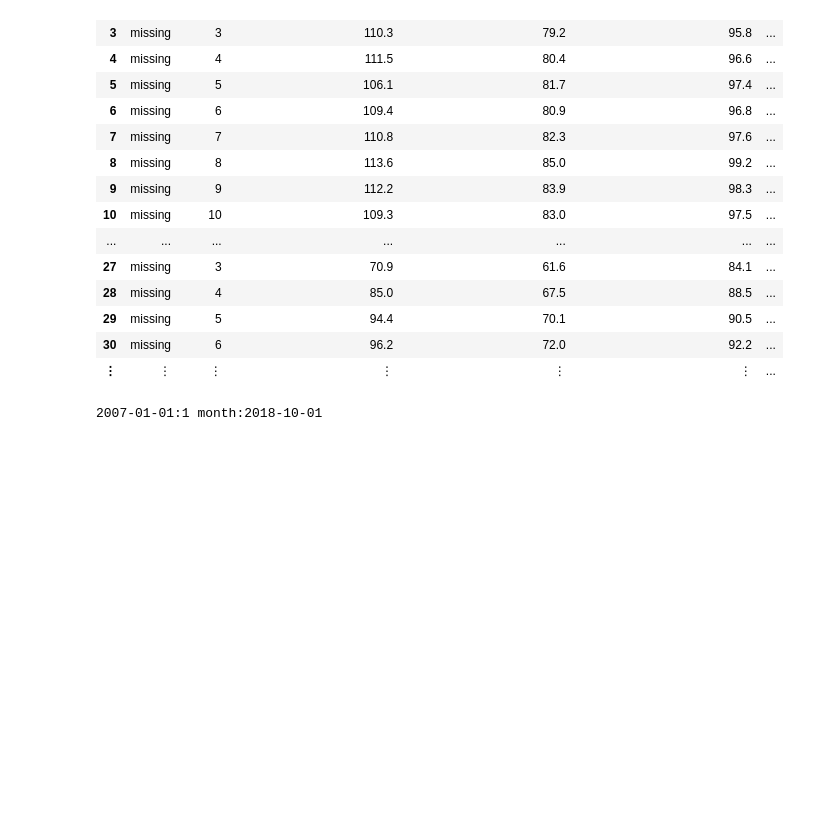
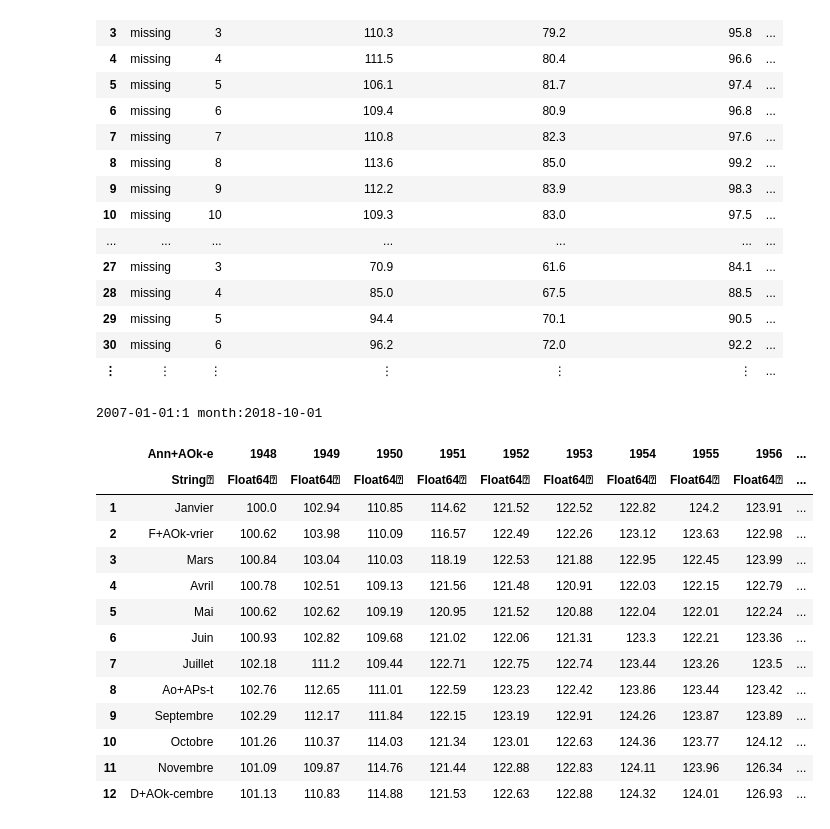
Before and after one commit to tarikgit/julia-lux, a Jupyter notebook: 01-Plotting.ipynb, the cells around one changed output. Cells and saved outputs as stored; diff of their text form; code cells hidden in the pictures; blank space fills up the shorter version.

```diff
--- a/01-Plotting.ipynb
+++ b/01-Plotting.ipynb
@@ -420,3 +420,23 @@ Plots.plot(dr_ecoconfidence, [data_ecoconfidence[3] data_ecoconfidence[4] data_e
 # %%
 using Plots
 Plots.plot(dr_ecoconfidence, [data_ecoconfidence[3] data_ecoconfidence[4] data_ecoconfidence[5] data_ecoconfidence[6] data_ecoconfidence[7] data_ecoconfidence[8]], title = "Economic confidence index (Turkey)", label = "")
+# %%
+# E5100 Indices mensuels et annuels (IPCN Base 100 au 1.1.1948) 1948 - 2018
+# STATEC
+using CSV
+data_inflation = CSV.read("/Users/tarikz/Documents/GitHub/julia-lux/data/e5100.csv", datarow = 2, delim = ',')
+# %% [output]
+|  | Ann+AOk-e | 1948 | 1949 | 1950 | 1951 | 1952 | 1953 | 1954 | 1955 | 1956 | ... |
+|  | String⍰ | Float64⍰ | Float64⍰ | Float64⍰ | Float64⍰ | Float64⍰ | Float64⍰ | Float64⍰ | Float64⍰ | Float64⍰ | ... |
+| 1 | Janvier | 100.0 | 102.94 | 110.85 | 114.62 | 121.52 | 122.52 | 122.82 | 124.2 | 123.91 | ... |
+| 2 | F+AOk-vrier | 100.62 | 103.98 | 110.09 | 116.57 | 122.49 | 122.26 | 123.12 | 123.63 | 122.98 | ... |
+| 3 | Mars | 100.84 | 103.04 | 110.03 | 118.19 | 122.53 | 121.88 | 122.95 | 122.45 | 123.99 | ... |
+| 4 | Avril | 100.78 | 102.51 | 109.13 | 121.56 | 121.48 | 120.91 | 122.03 | 122.15 | 122.79 | ... |
+| 5 | Mai | 100.62 | 102.62 | 109.19 | 120.95 | 121.52 | 120.88 | 122.04 | 122.01 | 122.24 | ... |
+| 6 | Juin | 100.93 | 102.82 | 109.68 | 121.02 | 122.06 | 121.31 | 123.3 | 122.21 | 123.36 | ... |
+| 7 | Juillet | 102.18 | 111.2 | 109.44 | 122.71 | 122.75 | 122.74 | 123.44 | 123.26 | 123.5 | ... |
+| 8 | Ao+APs-t | 102.76 | 112.65 | 111.01 | 122.59 | 123.23 | 122.42 | 123.86 | 123.44 | 123.42 | ... |
+| 9 | Septembre | 102.29 | 112.17 | 111.84 | 122.15 | 123.19 | 122.91 | 124.26 | 123.87 | 123.89 | ... |
+| 10 | Octobre | 101.26 | 110.37 | 114.03 | 121.34 | 123.01 | 122.63 | 124.36 | 123.77 | 124.12 | ... |
+| 11 | Novembre | 101.09 | 109.87 | 114.76 | 121.44 | 122.88 | 122.83 | 124.11 | 123.96 | 126.34 | ... |
+| 12 | D+AOk-cembre | 101.13 | 110.83 | 114.88 | 121.53 | 122.63 | 122.88 | 124.32 | 124.01 | 126.93 | ... |
```
Also changed, not shown: parts of 5 cells of this notebook, 8 other files.
